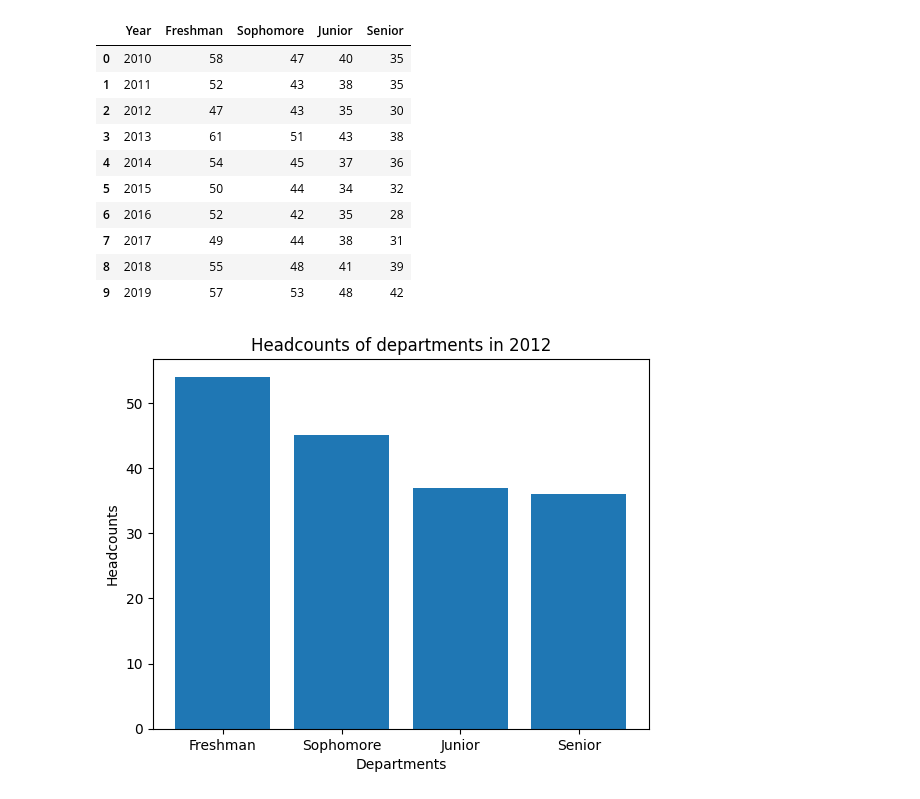
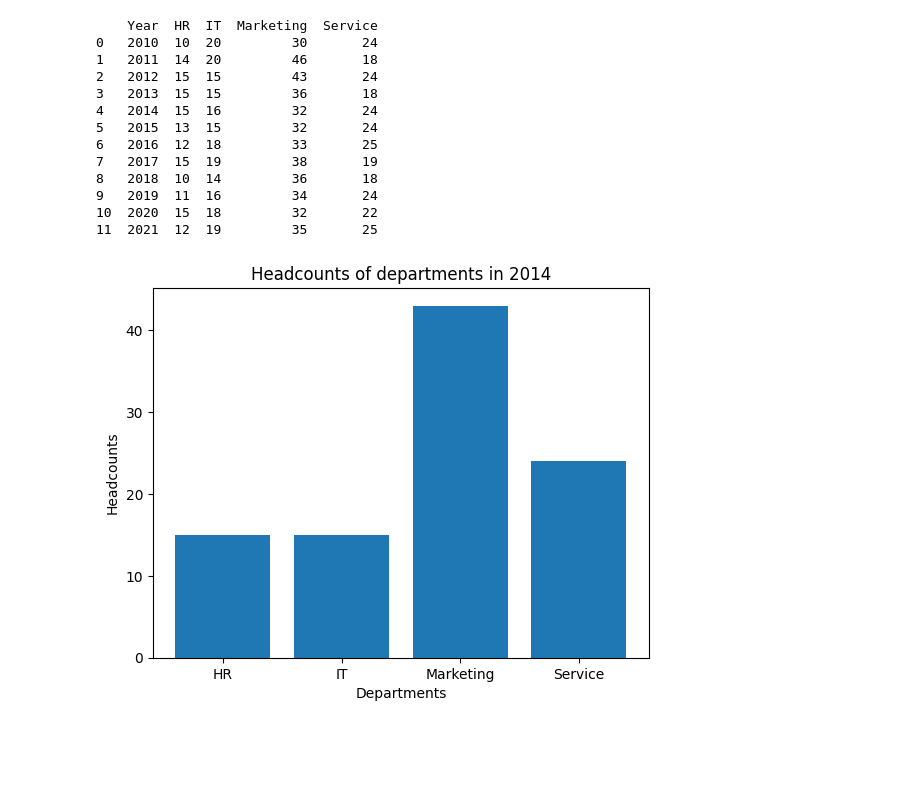
Before and after one commit to nvo2123/DATA1501, a Jupyter notebook: Assignment2_Demo.ipynb, the cells around one changed output. Cells and saved outputs as stored; diff of their text form; code cells hidden in the pictures; blank space fills up the shorter version.

```diff
--- a/Assignment2_Demo.ipynb
+++ b/Assignment2_Demo.ipynb
@@ -10,15 +9,22 @@ MyData = pd.read_csv("/content/drive/MyDrive/DATA 1501/students.csv")
+# %%
+## Read and store the csv file using the path and a variable:
+
+MyData = pd.read_csv("/content/sample_data/Headcounts.csv")
 # %%
-## Review and verify the dataset:
+## Review and check the data:
+
 MyData.head(10)
 # %% [output]
-|  | Year | Freshman | Sophomore | Junior | Senior |
-| 0 | 2010 | 58 | 47 | 40 | 35 |
-| 1 | 2011 | 52 | 43 | 38 | 35 |
-| 2 | 2012 | 47 | 43 | 35 | 30 |
-| 3 | 2013 | 61 | 51 | 43 | 38 |
-| 4 | 2014 | 54 | 45 | 37 | 36 |
-| 5 | 2015 | 50 | 44 | 34 | 32 |
-| 6 | 2016 | 52 | 42 | 35 | 28 |
-| 7 | 2017 | 49 | 44 | 38 | 31 |
-| 8 | 2018 | 55 | 48 | 41 | 39 |
-| 9 | 2019 | 57 | 53 | 48 | 42 |
+    Year  HR  IT  Marketing  Service
+0   2010  10  20         30       24
+1   2011  14  20         46       18
+2   2012  15  15         43       24
+3   2013  15  15         36       18
+4   2014  15  16         32       24
+5   2015  13  15         32       24
+6   2016  12  18         33       25
+7   2017  15  19         38       19
+8   2018  10  14         36       18
+9   2019  11  16         34       24
+10  2020  15  18         32       22
+11  2021  12  19         35       25
@@ -25,16 +34,17 @@ MyData.head(10)
 # %%
-## Plot the bar graph for headcount across departments in 2012
+## Create a bar chart for to compare head counts among departments in 2014:
+
 x = MyData.columns[1:5]   ## Columns
-y = MyData.iloc[4, 1:5]  ## Row
+y = MyData.iloc[2, 1:5]  ## Row
 
 plt.bar(x,y)
-plt.title("Headcounts of departments in 2012")
+plt.title("Headcounts of departments in 2014")
 plt.xlabel("Departments")
 plt.ylabel("Headcounts")
 
 plt.show()
 # %% [output]
-[figure, old version]
+[figure, new version]
 # %%
 ## Create a line chart to illustrate change of headcounts over time:
 
```
Also changed, not shown: parts of 7 cells of this notebook.
